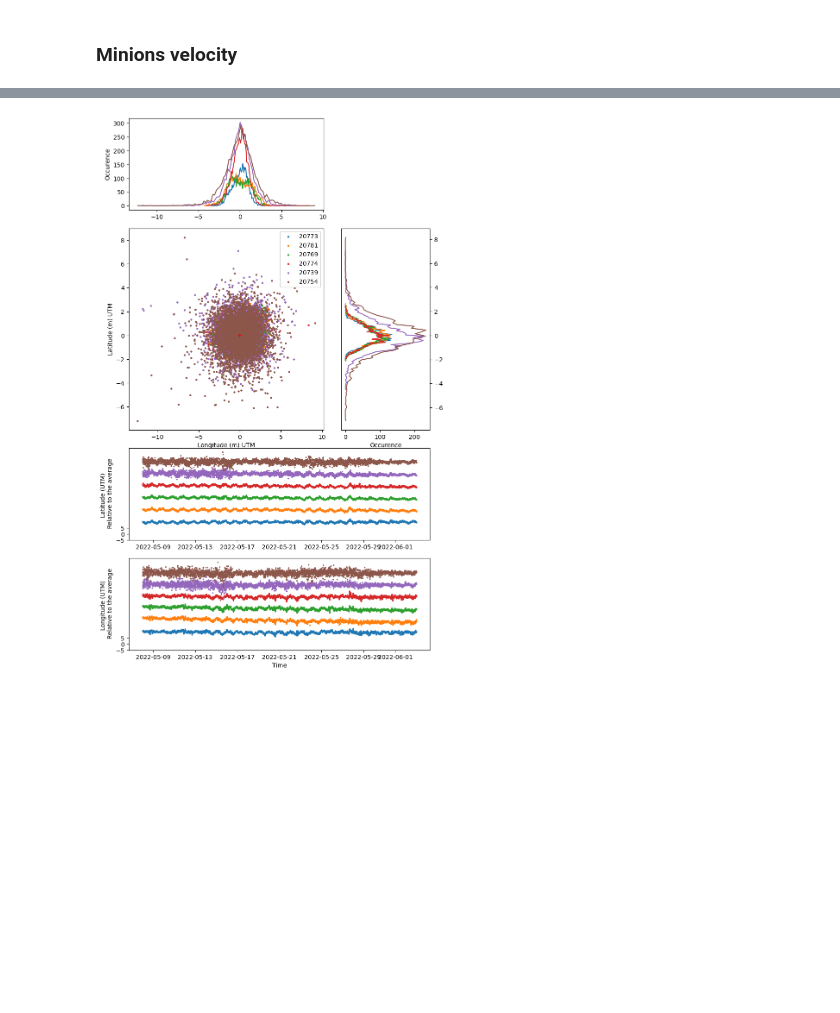
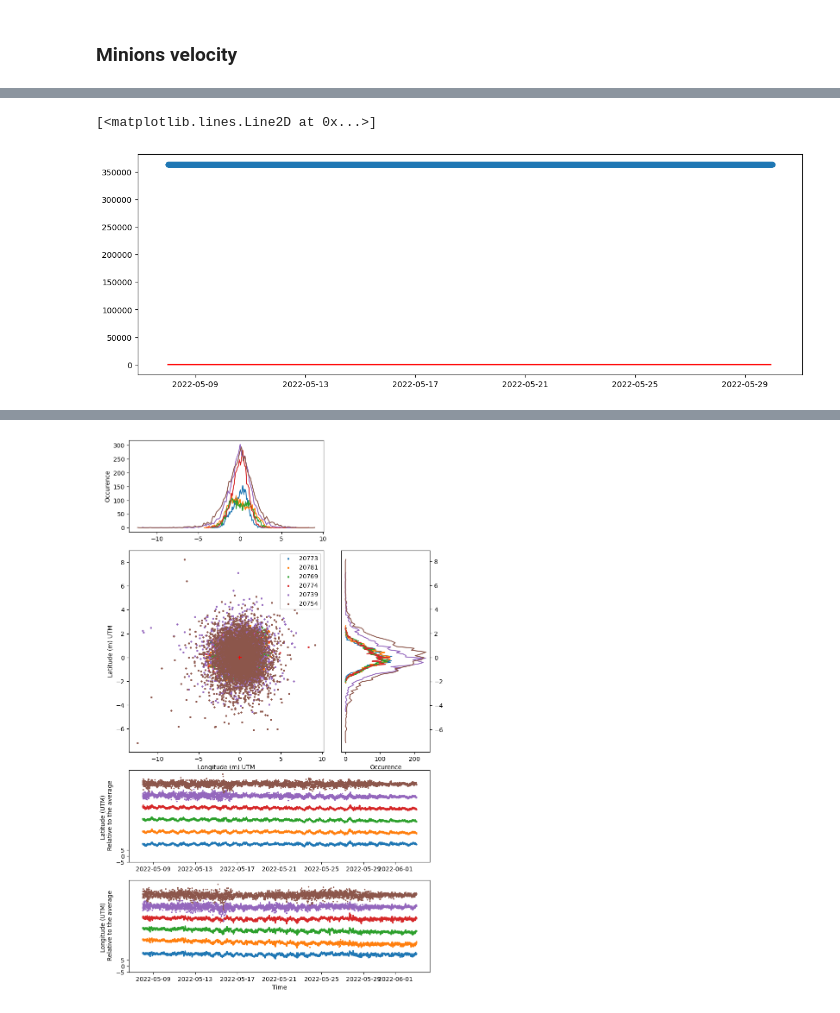
Before and after one commit to jgovoort/sismo-memo, a Jupyter notebook: gnss-temp.ipynb, the cells around one changed output, grey strips where cells are left out. Drawn from its saved outputs; the diff is of its cells as text; code cells hidden in the pictures; blank space fills up the shorter version.

```diff
--- a/gnss-temp.ipynb
+++ b/gnss-temp.ipynb
@@ -504,0 +565,2 @@ plt.plot(VLin[2],Vhour-Vstd, c='grey', linestyle='--')
+# %%
+tpca = np.extract(time_bin, pca_time.record_time)
@@ -504,0 +573,20 @@ plt.plot(VLin[2],Vhour-Vstd, c='grey', linestyle='--')
+# %%
+start = datetime.datetime.strptime('2022-05-08T00:00:00','%Y-%m-%dT%H:%M:%S')
+end = datetime.datetime.strptime('2022-05-30T00:00:00','%Y-%m-%dT%H:%M:%S')
+timepca = []
+for t in tpca :
+    tc = datetime.datetime.strptime(t,'%Y/%m/%d,%H:%M:%S')
+    if tc > start and tc < end :
+        timepca.append(tc)
+# %%
+Upcalon, Upcalat = utm_converter(list(pca.lon), list(pca.lat))
+# %%
+latpca = np.extract(stt_bin, Upcalat)
+lonpca = np.extract(stt_bin, Upcalon)
+# %%
+plt.figure(figsize=(15,5))
+plt.scatter(timepca,latpca)
+plt.plot(dlatpca[2],dlatpca[0],c='r')
+# %% [output]
+[<matplotlib.lines.Line2D at 0x...>]
+[figure, added]
```
Also changed, not shown: parts of 22 cells of this notebook, 4 other files.
